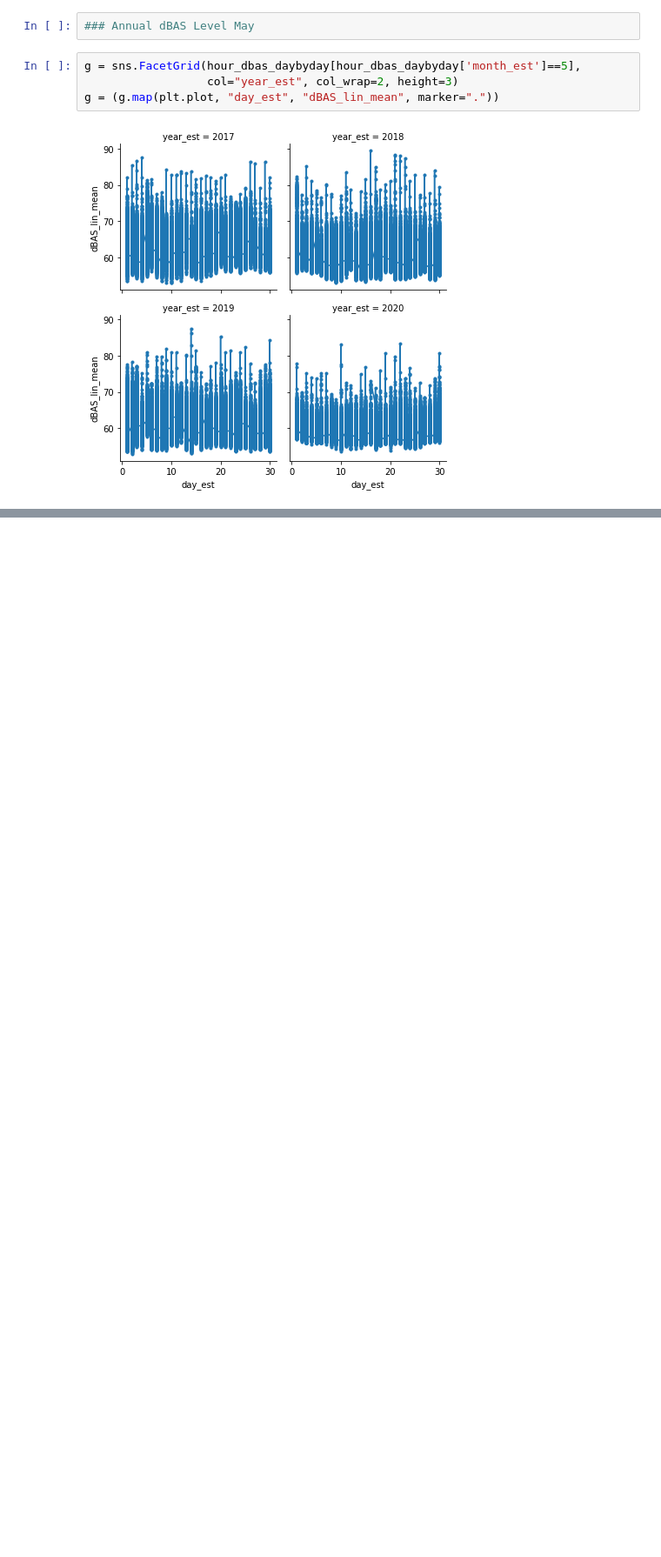
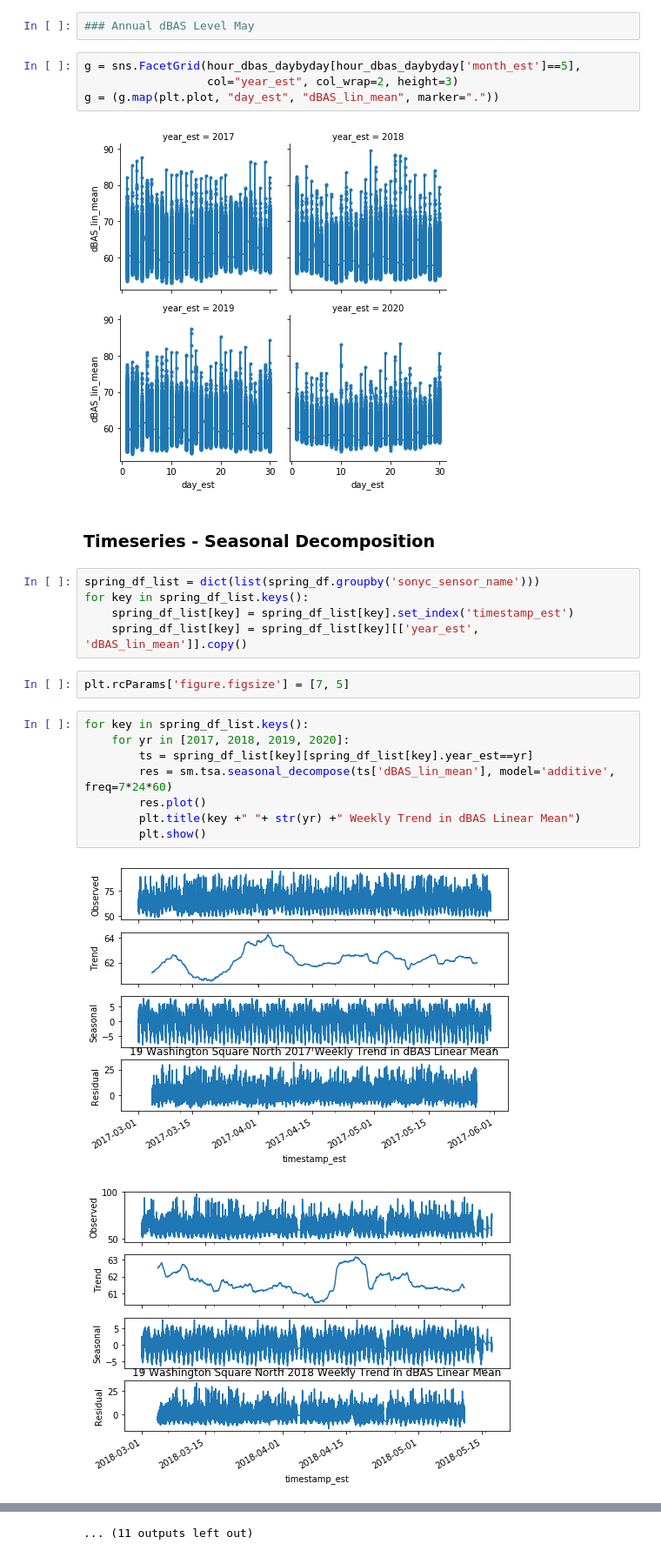
Before and after one commit to meiguan/urban_birds, a Jupyter notebook: explore/explore_spl_master_df.ipynb, the cells around one changed output, grey strips where cells are left out. Shown at 87% size. Drawn from its saved outputs; the diff is of its cells as text; blank space fills up the shorter version.

```diff
--- a/explore/explore_spl_master_df.ipynb
+++ b/explore/explore_spl_master_df.ipynb
@@ -340,3 +344,23 @@ g = sns.FacetGrid(hour_dbas_daybyday[hour_dbas_daybyday['month_est']==5],
 g = (g.map(plt.plot, "day_est", "dBAS_lin_mean", marker="."))
 # %% [output]
 [figure]
+# %% [markdown]
+### Timeseries - Seasonal Decomposition
+# %%
+spring_df_list = dict(list(spring_df.groupby('sonyc_sensor_name')))
+for key in spring_df_list.keys():
+    spring_df_list[key] = spring_df_list[key].set_index('timestamp_est')
+    spring_df_list[key] = spring_df_list[key][['year_est', 'dBAS_lin_mean']].copy()
+# %%
+plt.rcParams['figure.figsize'] = [7, 5]
+# %%
+for key in spring_df_list.keys():
+    for yr in [2017, 2018, 2019, 2020]:
+        ts = spring_df_list[key][spring_df_list[key].year_est==yr]
+        res = sm.tsa.seasonal_decompose(ts['dBAS_lin_mean'], model='additive', freq=7*24*60)
+        res.plot()
+        plt.title(key +" "+ str(yr) +" Weekly Trend in dBAS Linear Mean")
+        plt.show()
+# %% [output]
+[figure, added]
+[figure, added]
@@ -342,0 +377 @@ g = (g.map(plt.plot, "day_est", "dBAS_lin_mean", marker="."))
+... (11 outputs left out)
```
Also changed, not shown: parts of 8 cells of this notebook, 17 other files.
